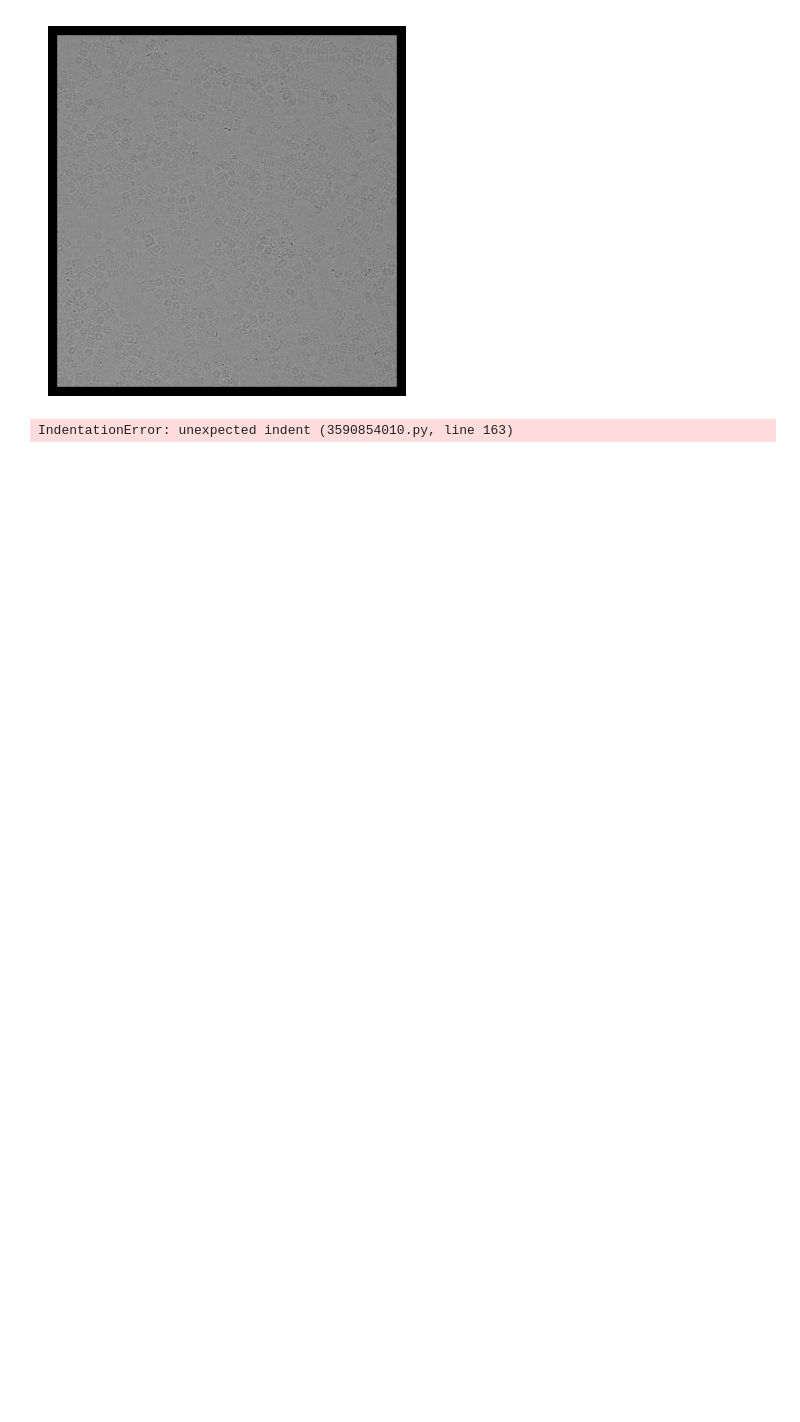
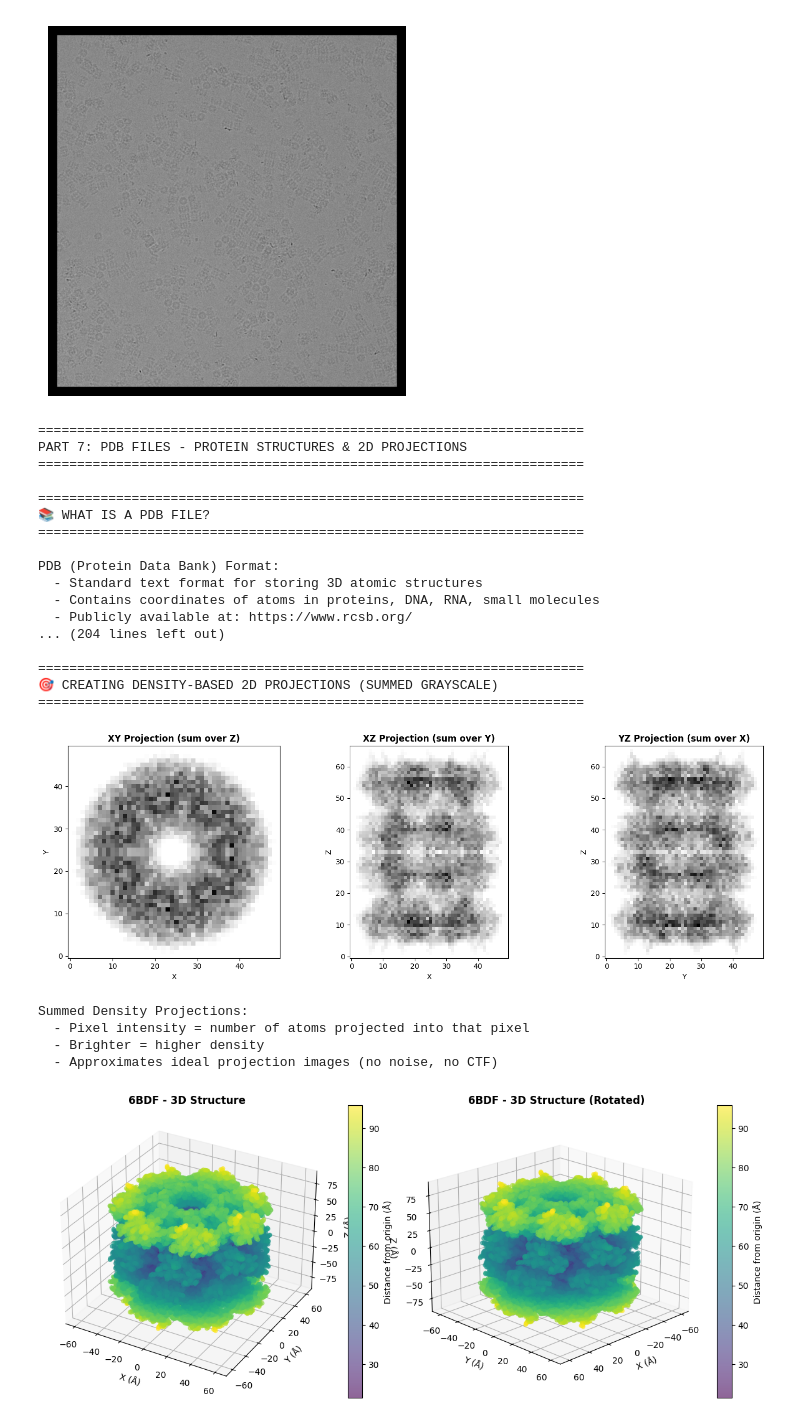
Before and after one commit to tsiamba/Projet_GPI_Tsiambaka, a Jupyter notebook: Projet_GPI_structurale_Tsiambaka.ipynb, the cells around one changed output. Cells and saved outputs as stored; diff of their text form; code cells hidden in the pictures; blank space fills up the shorter version.

```diff
--- a/Projet_GPI_structurale_Tsiambaka.ipynb
+++ b/Projet_GPI_structurale_Tsiambaka.ipynb
@@ -468,6 +481,8 @@ Key Columns:
     padding = 5     # Å padding around structure
 
     # Function to create summed projection# 2D histogram (counts = density)
+    def create_projection(coord1, coord2):
+        min1, max1 = coord1.min() - padding, coord1.max() + padding
         min2, max2 = coord2.min() - padding, coord2.max() + padding
 
         # Calcul du nombre de bins (pixels) nécessaire pour garder la même résolution
@@ -477,7 +492,7 @@ Key Columns:
 
         # 2D histogram
         H, xedges, yedges = np.histogram2d(coord1, coord2, bins=[bins_1, bins_2],
-                                            range=[[min1, max1], [min2, max2]])
+                                    range=[[min1, max1], [min2, max2]])
 
         # Normalisation
         H = H / H.max()
@@ -527,34 +542,56 @@ Key Columns:
     ax4 = fig.add_subplot(1, 2, 1, projection='3d')
     scatter = ax4.scatter(coords_centered[:, 0], coords_centered[:, 1], coords_centered[:, 2],
                           c=np.linalg.norm(coords_centered, axis=1), cmap='viridis', s=20, alpha=0.6)
     ax4.set_xlabel('X (Å)', fontsize=10)
     ax4.set_ylabel('Y (Å)', fontsize=10)
     ax4.set_zlabel('Z (Å)', fontsize=10)
     ax4.set_title(f'{pdb_id} - 3D Structure', fontsize=12, fontweight='bold')
     plt.colorbar(scatter, ax=ax4, label='Distance from origin (Å)')
 
     # 3D scatter plot - rotated view
     ax5 = fig.add_subplot(1, 2, 2, projection='3d')
     scatter2 = ax5.scatter(coords_centered[:, 0], coords_centered[:, 1], coords_centered[:, 2],
                            c=np.linalg.norm(coords_centered, axis=1), cmap='viridis', s=20, alpha=0.6)
     ax5.view_init(elev=20, azim=45)  # Different viewing angle
     ax5.set_xlabel('X (Å)', fontsize=10)
     ax5.set_ylabel('Y (Å)', fontsize=10)
     ax5.set_zlabel('Z (Å)', fontsize=10)
     ax5.set_title(f'{pdb_id} - 3D Structure (Rotated)', fontsize=12, fontweight='bold')
     plt.colorbar(scatter2, ax=ax5, label='Distance from origin (Å)')
 
     plt.tight_layout()
     plt.show()
 
 
 except urllib.error.URLError as e:
     print(f"❌ Error downloading PDB file: {e}")
     print("   Make sure you have internet connection")
 except Exception as e:
     print(f"❌ Error: {type(e).__name__}: {e}")
 # %% [output]
-IndentationError: unexpected indent (3590854010.py, line 163)
+======================================================================
+PART 7: PDB FILES - PROTEIN STRUCTURES & 2D PROJECTIONS
+======================================================================
+
+======================================================================
+📚 WHAT IS A PDB FILE?
+======================================================================
+
+PDB (Protein Data Bank) Format:
+  - Standard text format for storing 3D atomic structures
+  - Contains coordinates of atoms in proteins, DNA, RNA, small molecules
+  - Publicly available at: https://www.rcsb.org/
+... (204 lines left out)
+
+======================================================================
+🎯 CREATING DENSITY-BASED 2D PROJECTIONS (SUMMED GRAYSCALE)
+======================================================================
+[figure, added]
+Summed Density Projections:
+  - Pixel intensity = number of atoms projected into that pixel
+  - Brighter = higher density
+  - Approximates ideal projection images (no noise, no CTF)
+[figure, added]
 # %%
 def cross_correlation(image, template):
     """
```
Also changed, not shown: parts of 3 cells of this notebook.
